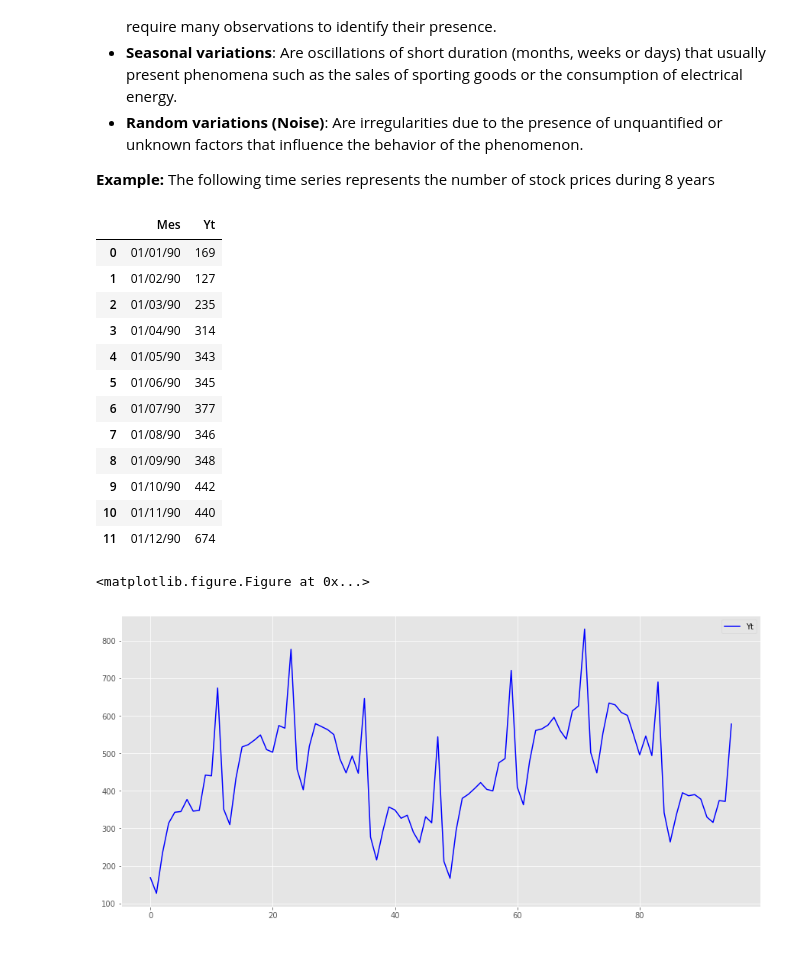
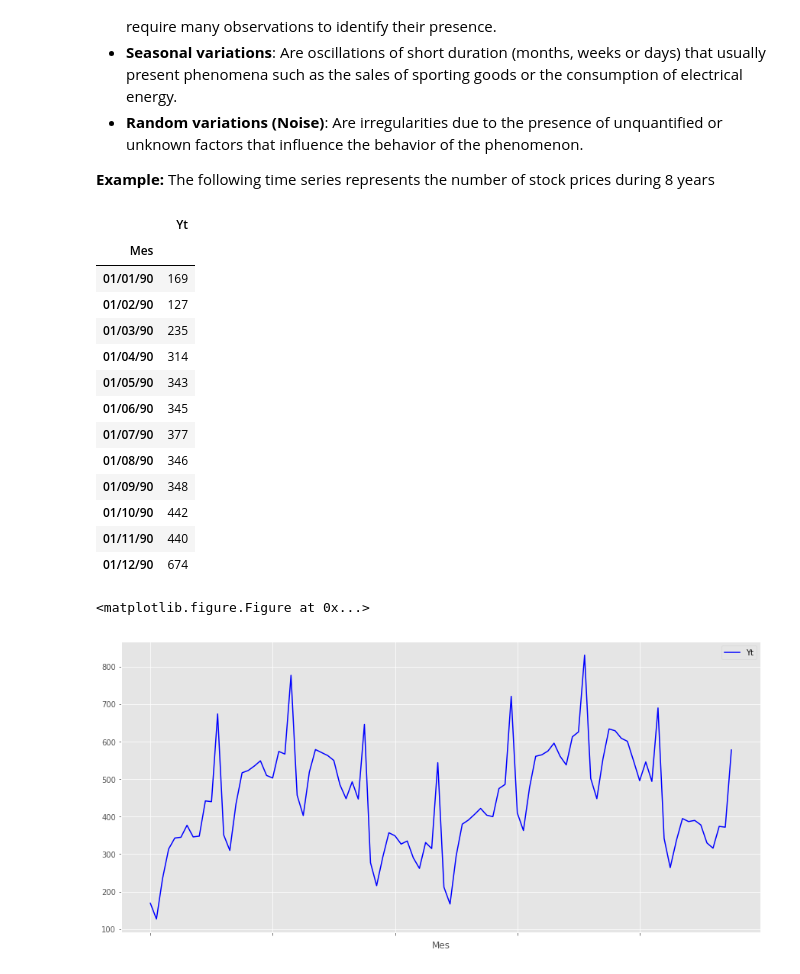
Before and after one commit to ErickEduardoAH/TimeSeriesAnalysis, a Jupyter notebook: 1.1 Time Series Descriptive Models - time series smoothing methods.ipynb, the cells around one changed output. Saved outputs shown, nothing was run; the diff lists cells and outputs as text; code cells hidden in the pictures.

```diff
--- a/1.1 Time Series Descriptive Models - time series smoothing methods.ipynb
+++ b/1.1 Time Series Descriptive Models - time series smoothing methods.ipynb
@@ -29,26 +29,27 @@ From the descriptive point of view we can consider a time series as a set of tup
 # %%
 %matplotlib inline
 import matplotlib.pyplot as plt
 import pandas as pd
-timeSeriesPD = pd.read_csv('DataSets/precios.csv')
+timeSeriesPD = pd.read_csv('DataSets/precios.csv',index_col='Mes')
 display(timeSeriesPD[:12])
 plt.style.use('ggplot')
 plt.figure(figsize=(12,7))
 timeSeriesPD[['Yt']].plot(figsize=(15,7),color='blue')
 plt.show()
 # %% [output]
-|  | Mes | Yt |
-| 0 | 01/01/90 | 169 |
-| 1 | 01/02/90 | 127 |
-| 2 | 01/03/90 | 235 |
-| 3 | 01/04/90 | 314 |
-| 4 | 01/05/90 | 343 |
-| 5 | 01/06/90 | 345 |
-| 6 | 01/07/90 | 377 |
-| 7 | 01/08/90 | 346 |
-| 8 | 01/09/90 | 348 |
-| 9 | 01/10/90 | 442 |
-| 10 | 01/11/90 | 440 |
-| 11 | 01/12/90 | 674 |
+|  | Yt |
+| Mes |  |
+| 01/01/90 | 169 |
+| 01/02/90 | 127 |
+| 01/03/90 | 235 |
+| 01/04/90 | 314 |
+| 01/05/90 | 343 |
+| 01/06/90 | 345 |
+| 01/07/90 | 377 |
+| 01/08/90 | 346 |
+| 01/09/90 | 348 |
+| 01/10/90 | 442 |
+| 01/11/90 | 440 |
+| 01/12/90 | 674 |
 <matplotlib.figure.Figure at 0x...>
-[figure, old version]
+[figure, new version]
```
Also changed, not shown: parts of 1 cell of this notebook.
